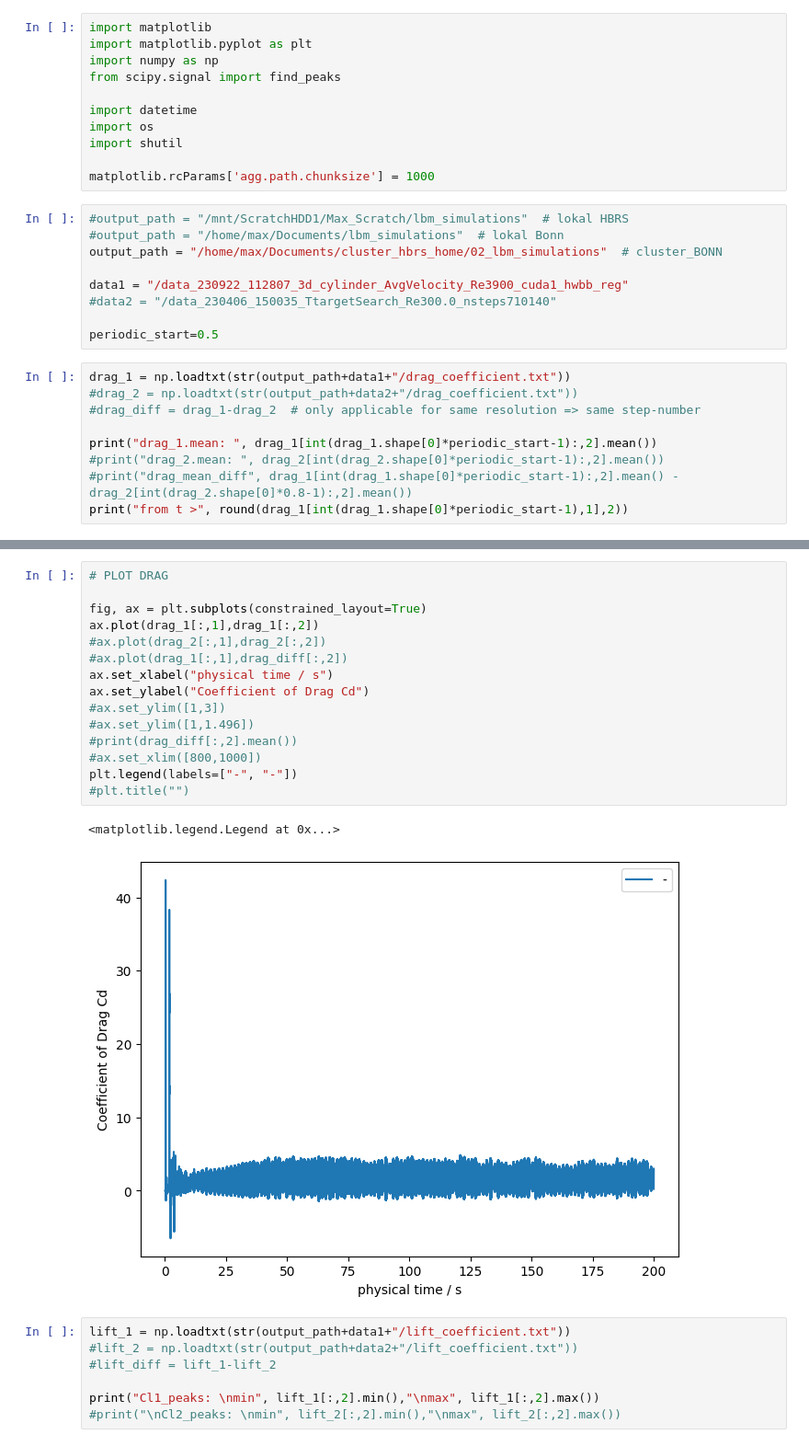
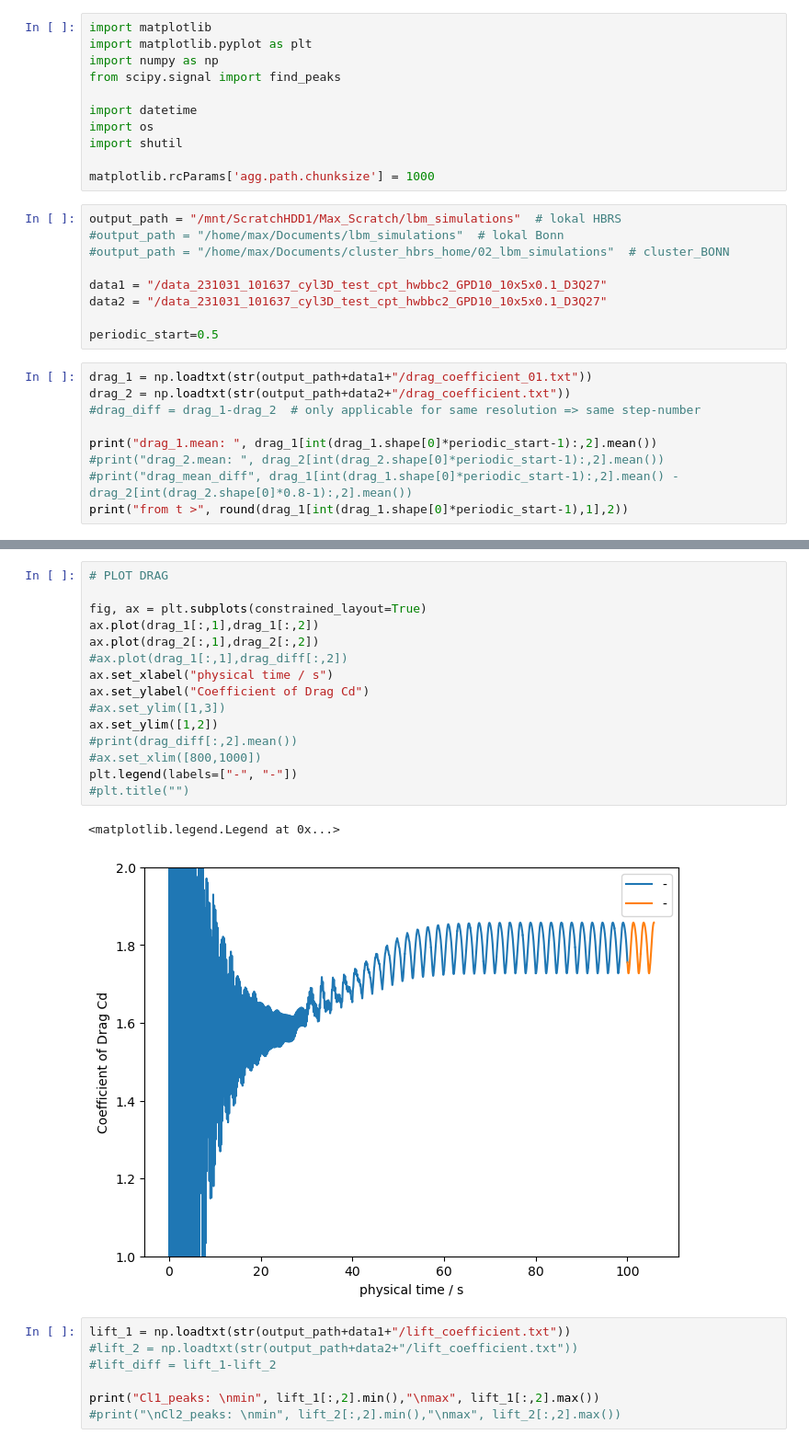
Before and after one commit to MaxBille/lettuce, a Jupyter notebook: myTest/analysis.ipynb, the cells around one changed output, grey strips where cells are left out. Shown at 92% size. Cells and saved outputs as stored; diff of their text form.

```diff
--- a/myTest/analysis.ipynb
+++ b/myTest/analysis.ipynb
@@ -10,17 +10,17 @@ import shutil
 
 matplotlib.rcParams['agg.path.chunksize'] = 1000
 # %%
-#output_path = "/mnt/ScratchHDD1/Max_Scratch/lbm_simulations"  # lokal HBRS
+output_path = "/mnt/ScratchHDD1/Max_Scratch/lbm_simulations"  # lokal HBRS
 #output_path = "/home/max/Documents/lbm_simulations"  # lokal Bonn
-output_path = "/home/max/Documents/cluster_hbrs_home/02_lbm_simulations"  # cluster_BONN
+#output_path = "/home/max/Documents/cluster_hbrs_home/02_lbm_simulations"  # cluster_BONN
 
-data1 = "/data_230922_112807_3d_cylinder_AvgVelocity_Re3900_cuda1_hwbb_reg"
-#data2 = "/data_230406_150035_TtargetSearch_Re300.0_nsteps710140"
+data1 = "/data_231031_101637_cyl3D_test_cpt_hwbbc2_GPD10_10x5x0.1_D3Q27"
+data2 = "/data_231031_101637_cyl3D_test_cpt_hwbbc2_GPD10_10x5x0.1_D3Q27"
 
 periodic_start=0.5
 # %%
-drag_1 = np.loadtxt(str(output_path+data1+"/drag_coefficient.txt"))
-#drag_2 = np.loadtxt(str(output_path+data2+"/drag_coefficient.txt"))
+drag_1 = np.loadtxt(str(output_path+data1+"/drag_coefficient_01.txt"))
+drag_2 = np.loadtxt(str(output_path+data2+"/drag_coefficient.txt"))
 #drag_diff = drag_1-drag_2  # only applicable for same resolution => same step-number
 
 print("drag_1.mean: ", drag_1[int(drag_1.shape[0]*periodic_start-1):,2].mean())
@@ -74,21 +74,21 @@ peaks_min[0][0]
 # %%
 # PLOT DRAG
 
 fig, ax = plt.subplots(constrained_layout=True)
 ax.plot(drag_1[:,1],drag_1[:,2])
-#ax.plot(drag_2[:,1],drag_2[:,2])
+ax.plot(drag_2[:,1],drag_2[:,2])
 #ax.plot(drag_1[:,1],drag_diff[:,2])
 ax.set_xlabel("physical time / s")
 ax.set_ylabel("Coefficient of Drag Cd")
 #ax.set_ylim([1,3])
-#ax.set_ylim([1,1.496])
+ax.set_ylim([1,2])
 #print(drag_diff[:,2].mean())
 #ax.set_xlim([800,1000])
 plt.legend(labels=["-", "-"])
 #plt.title("")
 # %% [output]
 <matplotlib.legend.Legend at 0x...>
-[figure, old version]
+[figure, new version]
 # %%
 lift_1 = np.loadtxt(str(output_path+data1+"/lift_coefficient.txt"))
 #lift_2 = np.loadtxt(str(output_path+data2+"/lift_coefficient.txt"))
```
Also changed, not shown: parts of 3 cells of this notebook, 1 other file.
